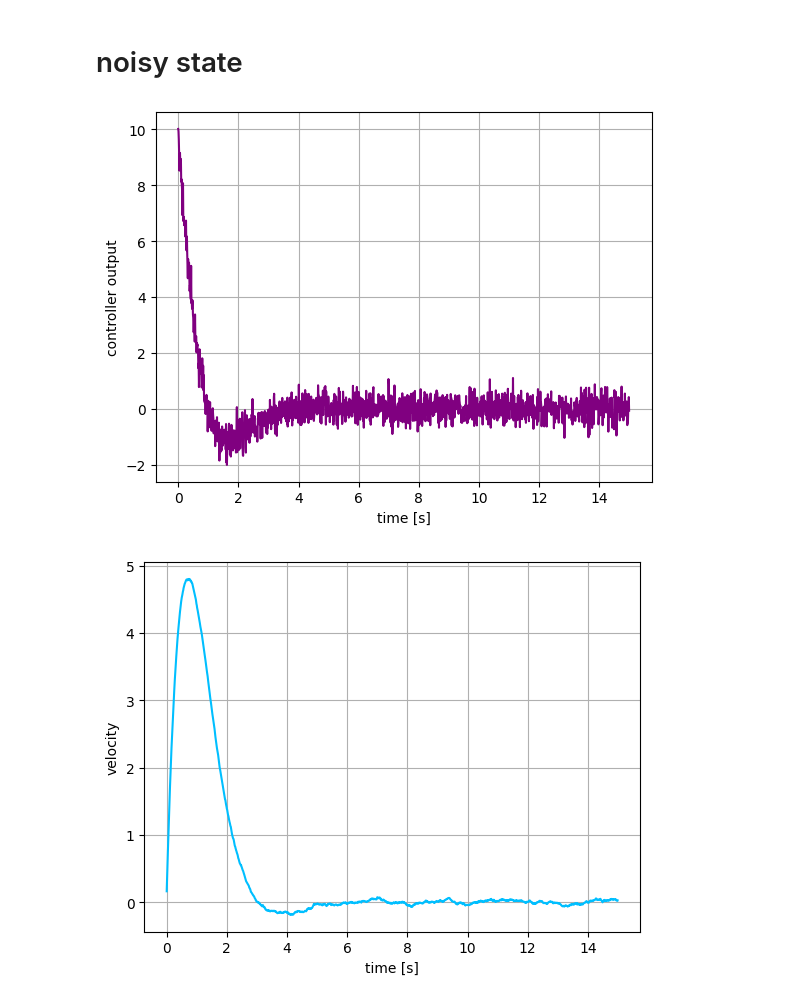
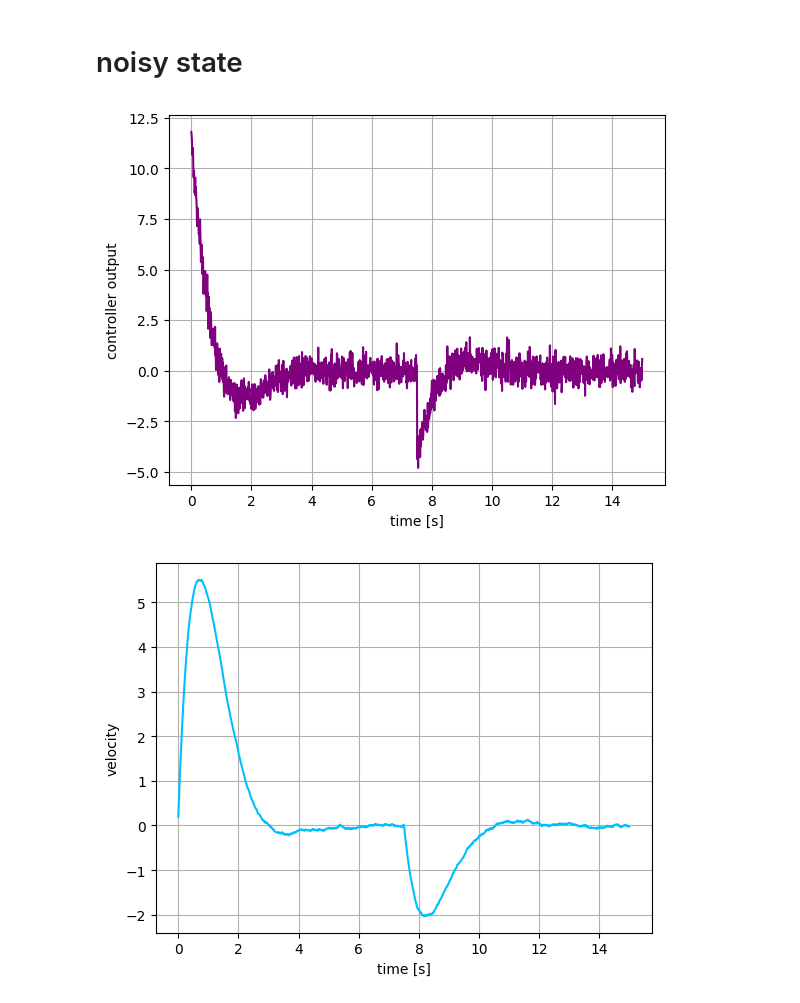
Before and after one commit to michalnand/libs_control, a Jupyter notebook: tutorials/01_lqr_servo.ipynb, the cells around one changed output. Drawn from its saved outputs; the diff is of its cells as text; code cells hidden in the pictures.

```diff
--- a/tutorials/01_lqr_servo.ipynb
+++ b/tutorials/01_lqr_servo.ipynb
@@ -133,7 +133,7 @@ t_result    = numpy.arange(steps)*dt
 
 #required state, position = 7
 xr          = numpy.zeros((2, 1))
-xr[1][0]    = 7.0
+xr[1][0]    = 8.0
 
 #initial state
 x           = numpy.zeros((2, 1))
@@ -191,7 +191,7 @@ t_result    = numpy.arange(steps)*dt
 
 #required state, position = 7
 xr          = numpy.zeros((2, 1))
-xr[1][0]    = 7.0
+xr[1][0]    = 8.0
 
 #initial state
 x           = numpy.zeros((2, 1))
@@ -253,7 +253,7 @@ t_result    = numpy.arange(steps)*dt
 
 #required state, position = 7
 xr          = numpy.zeros((2, 1))
-xr[1][0]    = 7.0
+xr[1][0]    = 8.0
 
 #initial state
 x           = numpy.zeros((2, 1))
@@ -266,7 +266,7 @@ for i in range(steps):
     u = numpy.ones((1, 1))
 
     # !!! add noise for controller, to simulate sensor noise
-    x_noised = x + 0.2*numpy.random.randn(2, 1)
+    x_noised = x + 0.25*numpy.random.randn(2, 1)
 
     #apply LQR control law
     error = xr*g - x_noised
@@ -274,32 +274,36 @@ for i in range(steps):
 
     #dynamical system step
     dx = a@x + b@u
     x  = x + dx*dt
+
+    # !!! disturbance in middle, kick the servo position
+    if i == steps//2:
+        x[1]+= 3
 
     u_result[i] = u[0][0]
     x_result[i] = x[:, 0]
 
 #plot response
 plt.clf()
 plt.ylabel("controller output")
 plt.xlabel("time [s]")
 plt.plot(t_result, u_result[:, 0], color="purple")
 plt.grid()
 plt.show()
 
 plt.clf()
 plt.ylabel("velocity")
 plt.xlabel("time [s]")
 plt.plot(t_result, x_result[:, 0], color="deepskyblue")
 plt.grid()
 plt.show()
 
 plt.clf()
 plt.ylabel("position")
 plt.xlabel("time [s]")
 plt.plot(t_result, x_result[:, 1], color="deepskyblue")
 plt.grid()
 plt.show()
 # %% [output]
-[figure, old version]
+[figure, new version]
-[figure, old version]
+[figure, new version]
```
Also changed, not shown: parts of 3 cells of this notebook, 1 other file.
